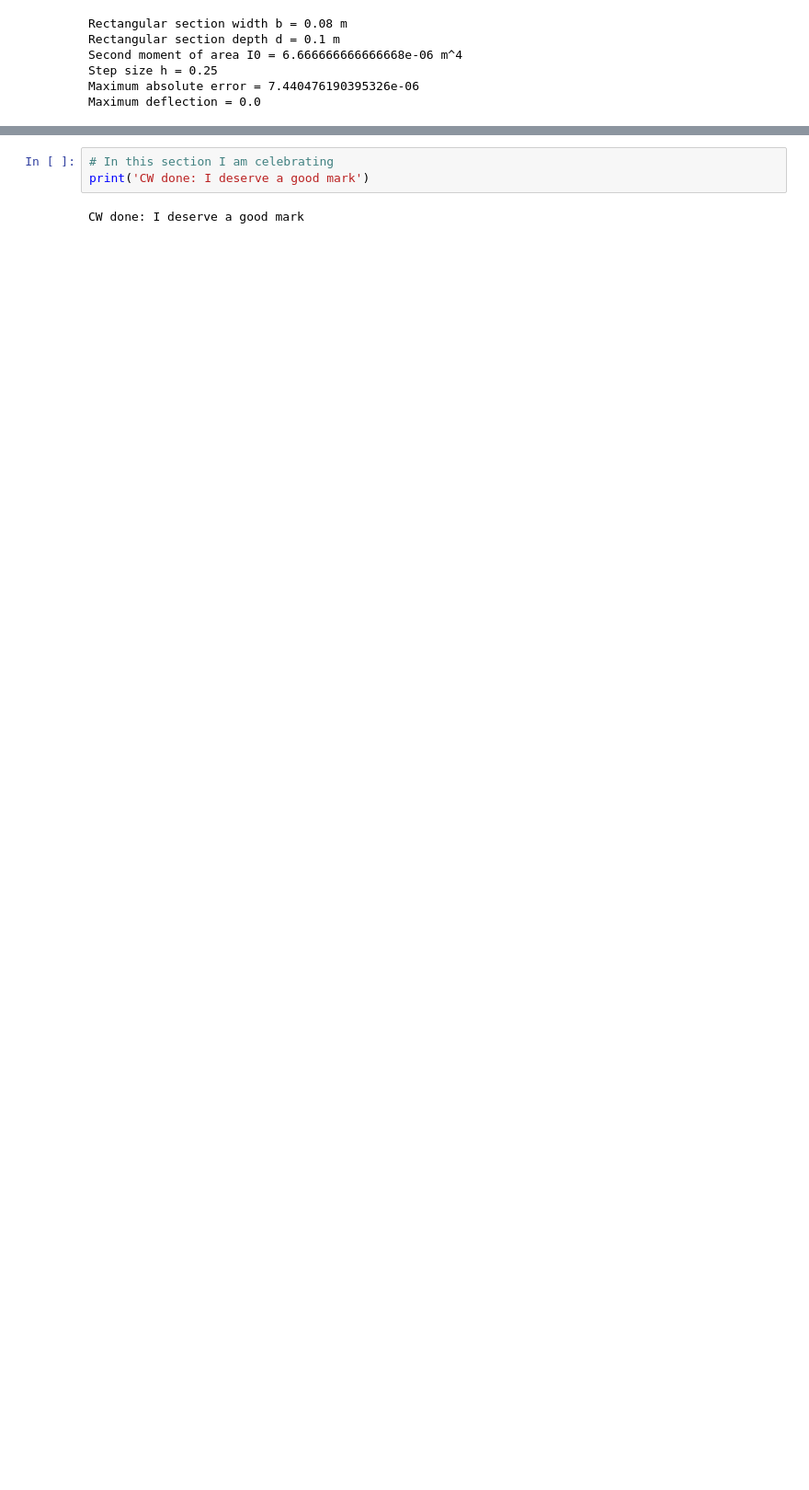
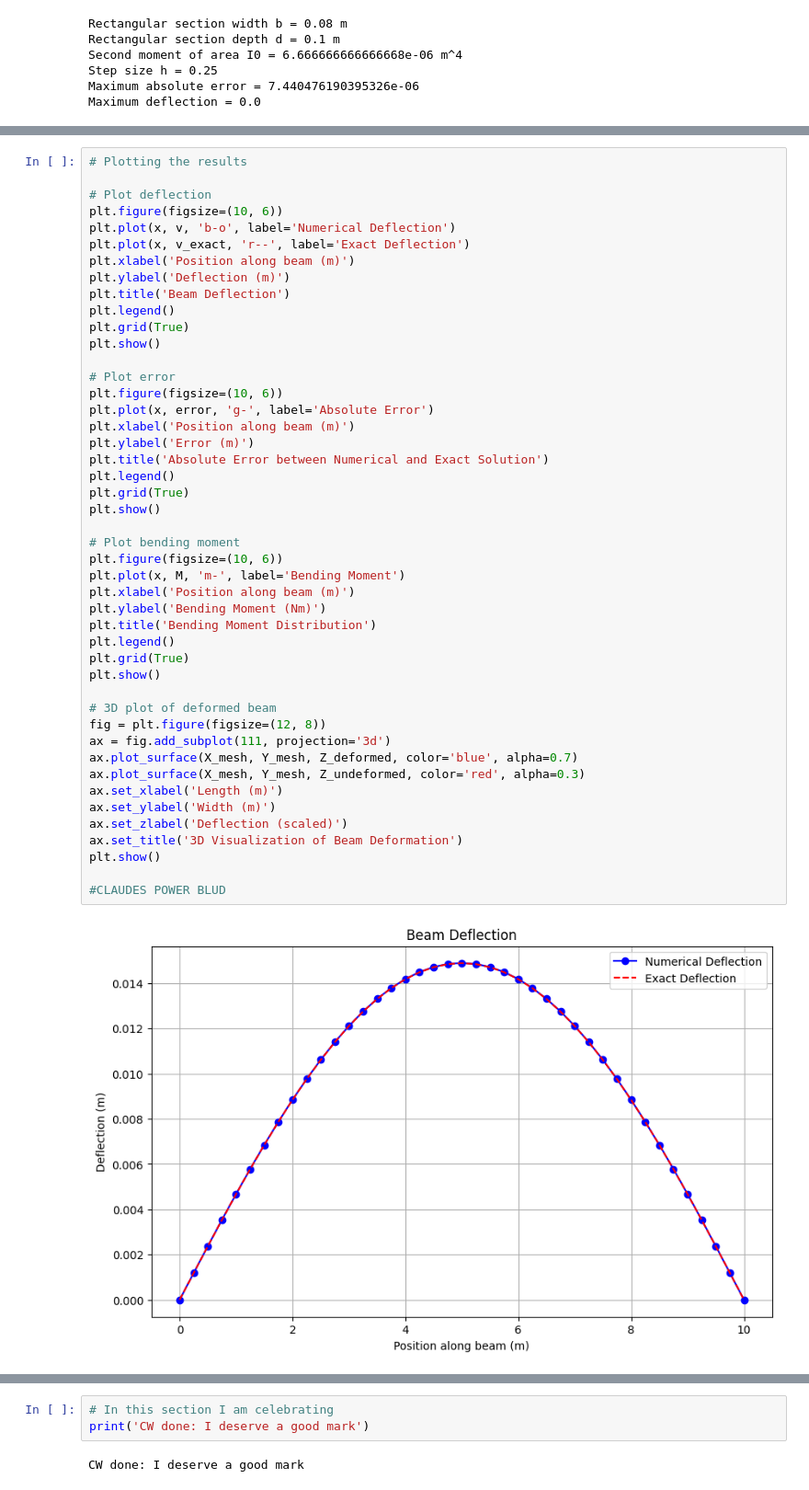
Before and after one commit to Laki52/ME2_Computing_CourseWork, a Jupyter notebook: CW.Code.Euler-Bernoulli.ipynb, the cells around one changed output, grey strips where cells are left out. Shown at 92% size. Cells and saved outputs as stored; diff of their text form; blank space fills up the shorter version.

Commit message:
Add plotting code to Euler-Bernoulli notebook for visualizing numerical results

```diff
--- a/CW.Code.Euler-Bernoulli.ipynb
+++ b/CW.Code.Euler-Bernoulli.ipynb
@@ -105,0 +104,48 @@ Maximum deflection = 0.0
+# %%
+# Plotting the results
+
+# Plot deflection
+plt.figure(figsize=(10, 6))
+plt.plot(x, v, 'b-o', label='Numerical Deflection')
+plt.plot(x, v_exact, 'r--', label='Exact Deflection')
+plt.xlabel('Position along beam (m)')
+plt.ylabel('Deflection (m)')
+plt.title('Beam Deflection')
+plt.legend()
+plt.grid(True)
+plt.show()
+
+# Plot error
+plt.figure(figsize=(10, 6))
+plt.plot(x, error, 'g-', label='Absolute Error')
+plt.xlabel('Position along beam (m)')
+plt.ylabel('Error (m)')
+plt.title('Absolute Error between Numerical and Exact Solution')
+plt.legend()
+plt.grid(True)
+plt.show()
+
+# Plot bending moment
+plt.figure(figsize=(10, 6))
+plt.plot(x, M, 'm-', label='Bending Moment')
+plt.xlabel('Position along beam (m)')
+plt.ylabel('Bending Moment (Nm)')
+plt.title('Bending Moment Distribution')
+plt.legend()
+plt.grid(True)
+plt.show()
+
+# 3D plot of deformed beam
+fig = plt.figure(figsize=(12, 8))
+ax = fig.add_subplot(111, projection='3d')
+ax.plot_surface(X_mesh, Y_mesh, Z_deformed, color='blue', alpha=0.7)
+ax.plot_surface(X_mesh, Y_mesh, Z_undeformed, color='red', alpha=0.3)
+ax.set_xlabel('Length (m)')
+ax.set_ylabel('Width (m)')
+ax.set_zlabel('Deflection (scaled)')
+ax.set_title('3D Visualization of Beam Deformation')
+plt.show()
+
+#CLAUDES POWER BLUD
+# %% [output]
+[figure, added]
```
Also changed, not shown: parts of 2 cells of this notebook.
